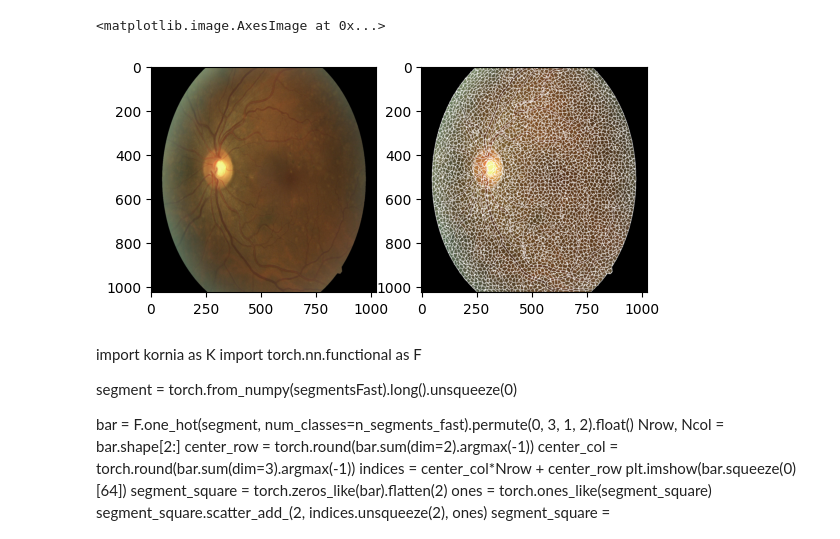
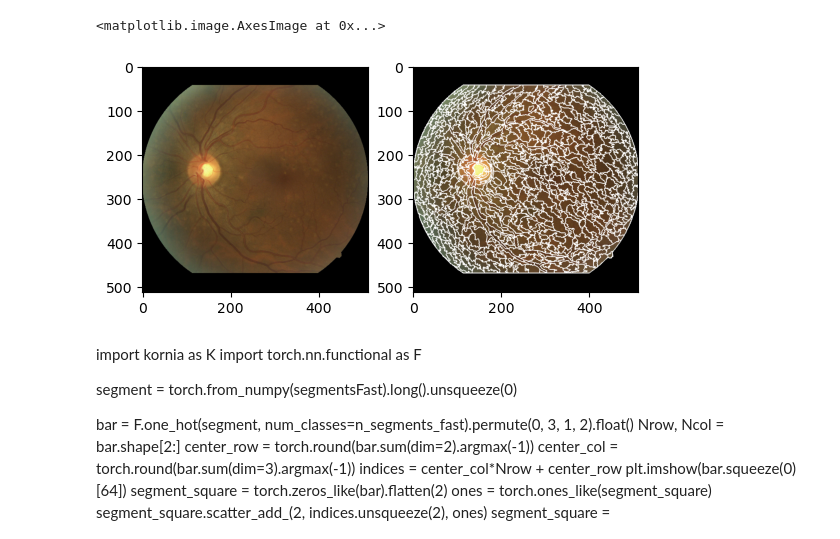
Before and after one commit to ClementPla/RetinalViT, a Jupyter notebook: notebooks/superpixels.ipynb, the cells around one changed output. Drawn from its saved outputs; the diff is of its cells as text; code cells hidden in the pictures.

```diff
--- a/notebooks/superpixels.ipynb
+++ b/notebooks/superpixels.ipynb
@@ -14,19 +14,18 @@ from fast_slic.avx2 import SlicAvx2 as Slic
 from skimage.util import img_as_float
 from torch_scatter import scatter, segment_coo, segment_csr
 # %%
-root = Path('/home/clement/Documents/data/eyepacs/train/images/')
-filepath = str(root/'9984_left.jpeg')
+root = Path('/usagers/clpla/data/eyepacs/train/images')
+filepath = str(root/'9984_left.png')
 
 img = cv2.imread(filepath)[:, :, ::-1]
-shape = (1024, 1024)
+shape = (512, 512)
 img = cv2.resize(img, shape)
 n_segments_large = 128
-n_segments_small = 4096
+n_segments_small = 1024
 n_segments_fast = n_segments_small
 start = time.time()
-fastSlic = Slic(num_components=n_segments_fast, compactness=10, convert_to_lab=False,
+fastSlic = Slic(num_components=n_segments_fast, compactness=0.01, convert_to_lab=False,
                 num_threads=-1,
-                min_size_factor=0,
                 manhattan_spatial_dist=True)
 assignment = fastSlic.iterate(img)
 
@@ -54,5 +53,5 @@ Fast SLIC took 0.1817324161529541
 <matplotlib.image.AxesImage at 0x...>
-[figure, old version]
+[figure, new version]
 # %% [markdown]
 import kornia as K
 import torch.nn.functional as F
```
Also changed, not shown: parts of 1 cell of this notebook, 12 other files.
